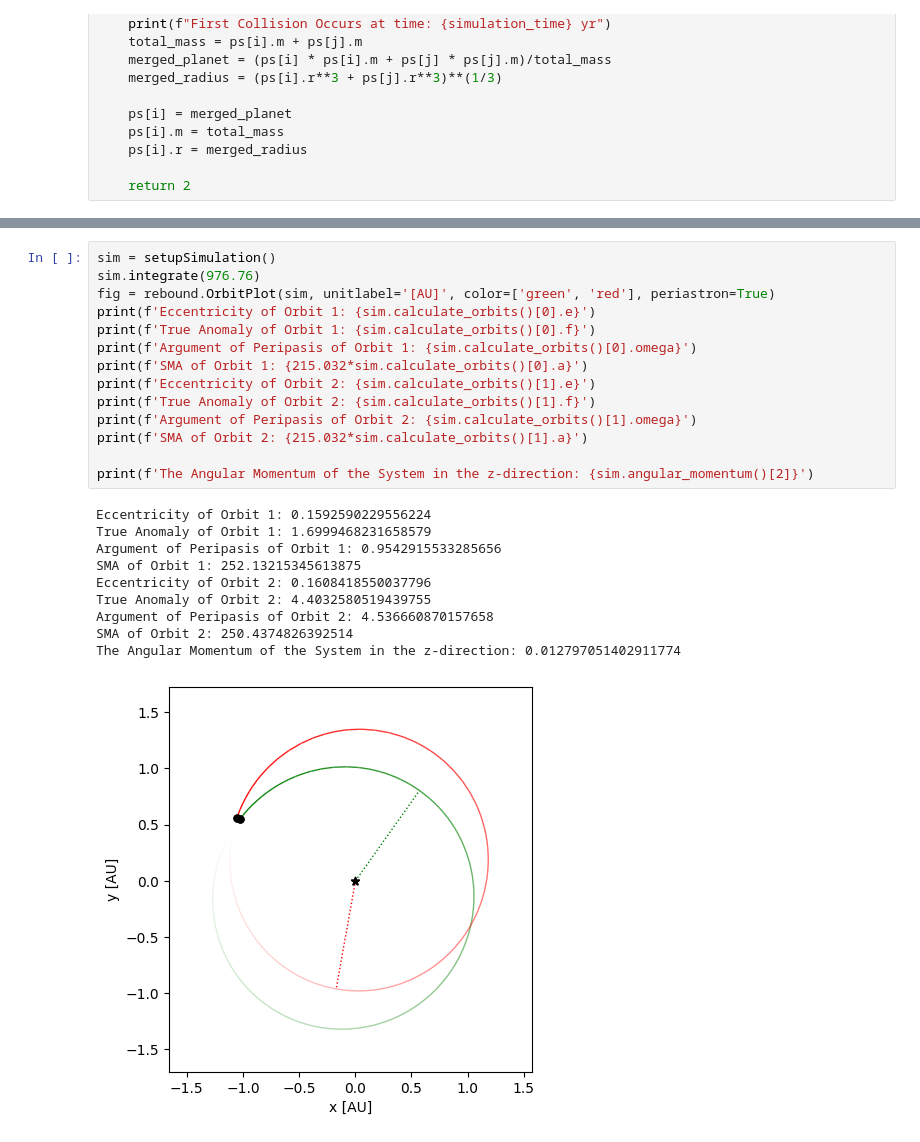
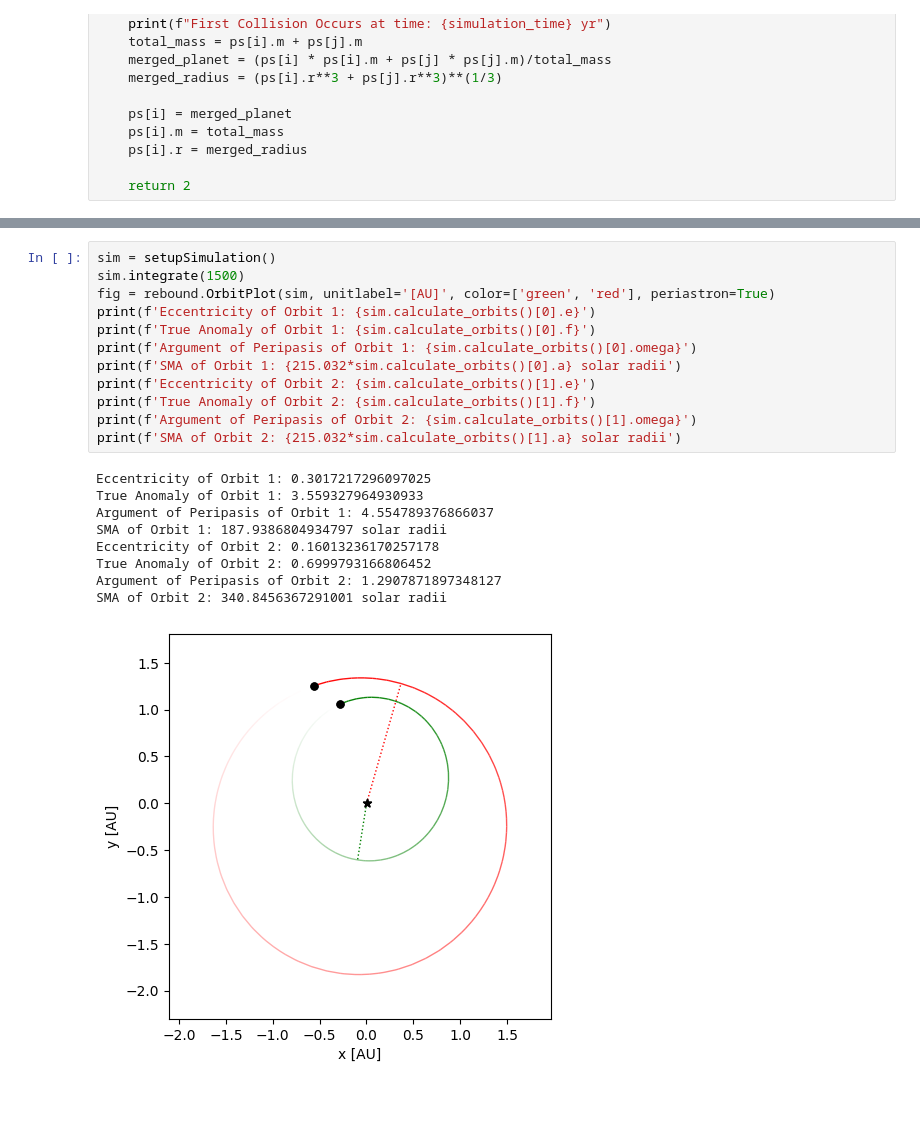
Before and after one commit to SudatKhan/ureca_repo, a Jupyter notebook: hill_instability.ipynb, the cells around one changed output, grey strips where cells are left out. Drawn from its saved outputs; the diff is of its cells as text; blank space fills up the shorter version.

```diff
--- a/hill_instability.ipynb
+++ b/hill_instability.ipynb
@@ -103,26 +70,23 @@ eccentricity = np.array([i.e for i in sim.calculate_orbits()])
 First Collision Occurs at time: 976.7689373044602 yr
 # %%
 sim = setupSimulation()
-sim.integrate(976.76)
+sim.integrate(1500)
 fig = rebound.OrbitPlot(sim, unitlabel='[AU]', color=['green', 'red'], periastron=True)
 print(f'Eccentricity of Orbit 1: {sim.calculate_orbits()[0].e}')
 print(f'True Anomaly of Orbit 1: {sim.calculate_orbits()[0].f}')
 print(f'Argument of Peripasis of Orbit 1: {sim.calculate_orbits()[0].omega}')
-print(f'SMA of Orbit 1: {215.032*sim.calculate_orbits()[0].a}')
+print(f'SMA of Orbit 1: {215.032*sim.calculate_orbits()[0].a} solar radii')
 print(f'Eccentricity of Orbit 2: {sim.calculate_orbits()[1].e}')
 print(f'True Anomaly of Orbit 2: {sim.calculate_orbits()[1].f}')
 print(f'Argument of Peripasis of Orbit 2: {sim.calculate_orbits()[1].omega}')
-print(f'SMA of Orbit 2: {215.032*sim.calculate_orbits()[1].a}')
-
-print(f'The Angular Momentum of the System in the z-direction: {sim.angular_momentum()[2]}')
+print(f'SMA of Orbit 2: {215.032*sim.calculate_orbits()[1].a} solar radii')
 # %% [output]
-Eccentricity of Orbit 1: 0.1592590229556224
-True Anomaly of Orbit 1: 1.6999468231658579
-Argument of Peripasis of Orbit 1: 0.9542915533285656
-SMA of Orbit 1: 252.13215345613875
-Eccentricity of Orbit 2: 0.1608418550037796
-True Anomaly of Orbit 2: 4.4032580519439755
-Argument of Peripasis of Orbit 2: 4.536660870157658
-SMA of Orbit 2: 250.4374826392514
-The Angular Momentum of the System in the z-direction: 0.012797051402911774
+Eccentricity of Orbit 1: 0.3017217296097025
+True Anomaly of Orbit 1: 3.559327964930933
+Argument of Peripasis of Orbit 1: 4.554789376866037
+SMA of Orbit 1: 187.9386804934797 solar radii
+Eccentricity of Orbit 2: 0.16013236170257178
+True Anomaly of Orbit 2: 0.6999793166806452
+Argument of Peripasis of Orbit 2: 1.2907871897348127
+SMA of Orbit 2: 340.8456367291001 solar radii
-[figure, old version]
+[figure, new version]
```
Also changed, not shown: parts of 8 cells of this notebook.
